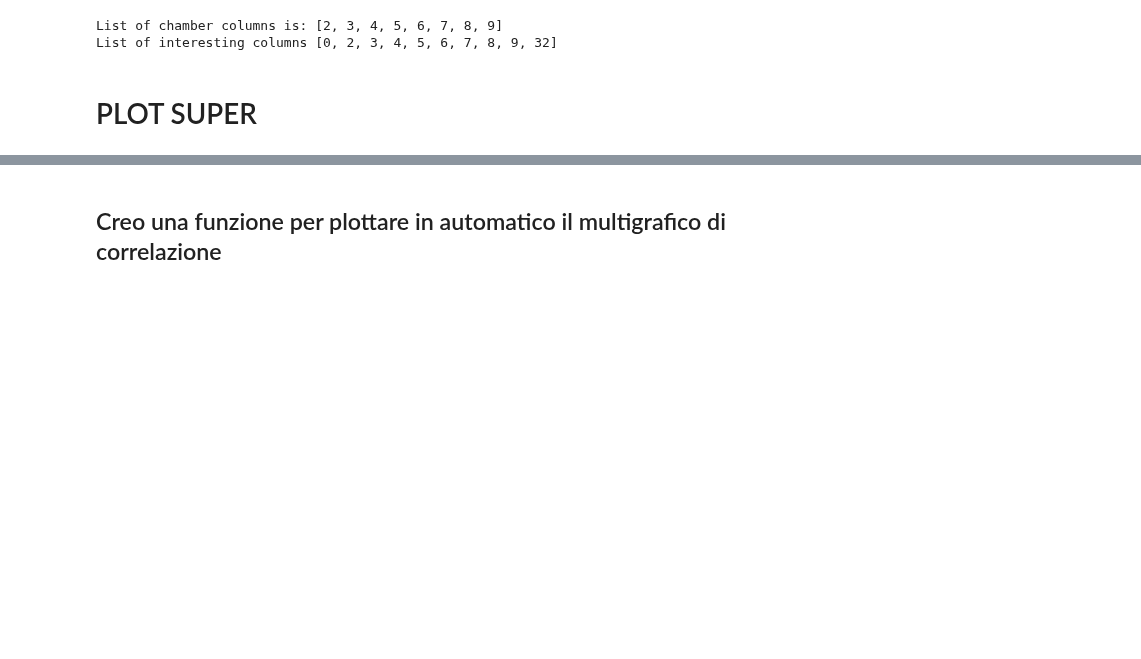
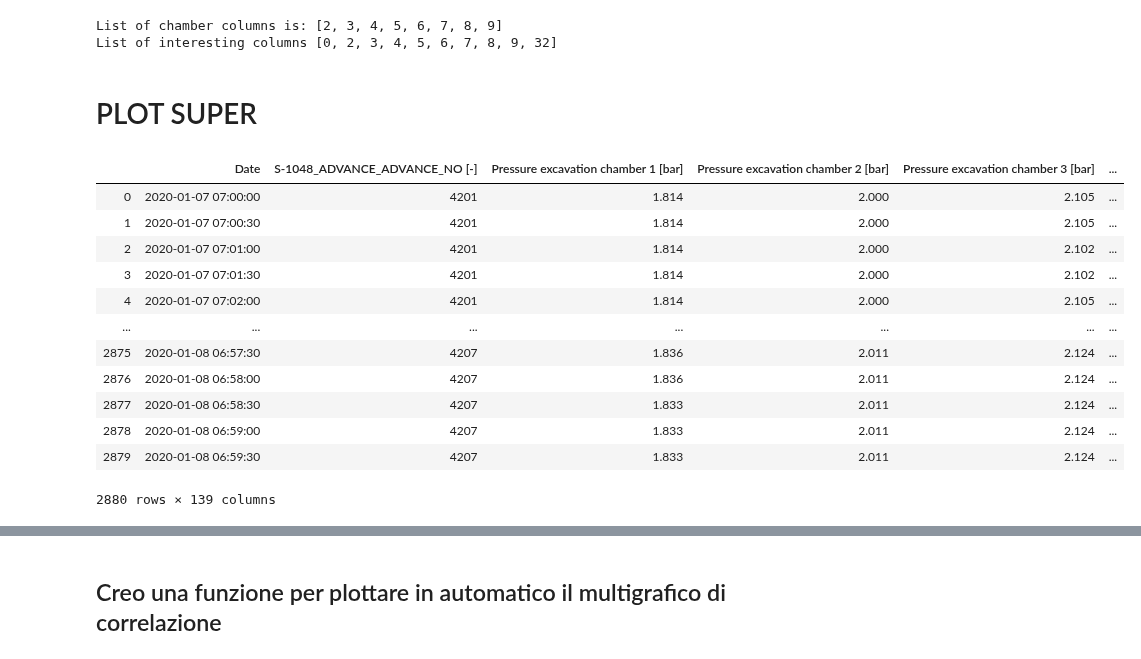
Before and after one commit to fabrizioperuzzo/tbm-slurry-data, a Jupyter notebook: FAL-1048-20100107_LAST.ipynb, the cells around one changed output, grey strips where cells are left out. Saved outputs shown, nothing was run; the diff lists cells and outputs as text; code cells hidden in the pictures; blank space fills up the shorter version.

```diff
--- a/FAL-1048-20100107_LAST.ipynb
+++ b/FAL-1048-20100107_LAST.ipynb
@@ -136,0 +177,3 @@ dfxls['vol_work_chamb_diff[m³]'] = dfxls['vol_work_chamb[m³]'].diff(periods=1)
+# %%
+dfxls['dfill_level[m]'] = dfxls[col_list[pos_filllev]].diff(periods=1).fillna(0).copy()
+dfxls['dvol_work_chamb[m³]'] = dfxls['dfill_level[m]'].map(lambda x: calcvolume(x))
@@ -193,4 +307,20 @@ df = dfxls.iloc[:num_dati,list_col]
 n_row = df.shape[0]
+# %%
+dfxlscopy
+# %% [output]
+|  | Date | S-1048_ADVANCE_ADVANCE_NO [-] | Pressure excavation chamber 1 [bar] | Pressure excavation chamber 2 [bar] | Pressure excavation chamber 3 [bar] | ... |
+| 0 | 2020-01-07 07:00:00 | 4201 | 1.814 | 2.000 | 2.105 | ... |
+| 1 | 2020-01-07 07:00:30 | 4201 | 1.814 | 2.000 | 2.105 | ... |
+| 2 | 2020-01-07 07:01:00 | 4201 | 1.814 | 2.000 | 2.102 | ... |
+| 3 | 2020-01-07 07:01:30 | 4201 | 1.814 | 2.000 | 2.102 | ... |
+| 4 | 2020-01-07 07:02:00 | 4201 | 1.814 | 2.000 | 2.105 | ... |
+| ... | ... | ... | ... | ... | ... | ... |
+| 2875 | 2020-01-08 06:57:30 | 4207 | 1.836 | 2.011 | 2.124 | ... |
+| 2876 | 2020-01-08 06:58:00 | 4207 | 1.836 | 2.011 | 2.124 | ... |
+| 2877 | 2020-01-08 06:58:30 | 4207 | 1.833 | 2.011 | 2.124 | ... |
+| 2878 | 2020-01-08 06:59:00 | 4207 | 1.833 | 2.011 | 2.124 | ... |
+| 2879 | 2020-01-08 06:59:30 | 4207 | 1.833 | 2.011 | 2.124 | ... |
+2880 rows × 139 columns
 # %%
 #  ************************************************
 
```
Also changed, not shown: parts of 45 cells of this notebook.
